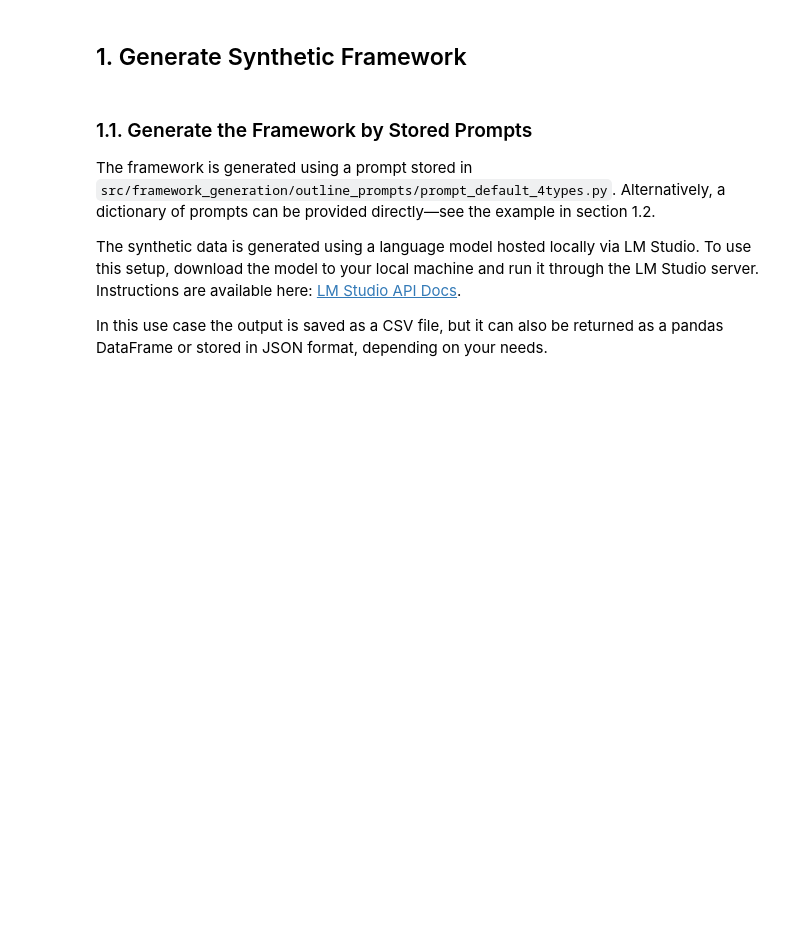
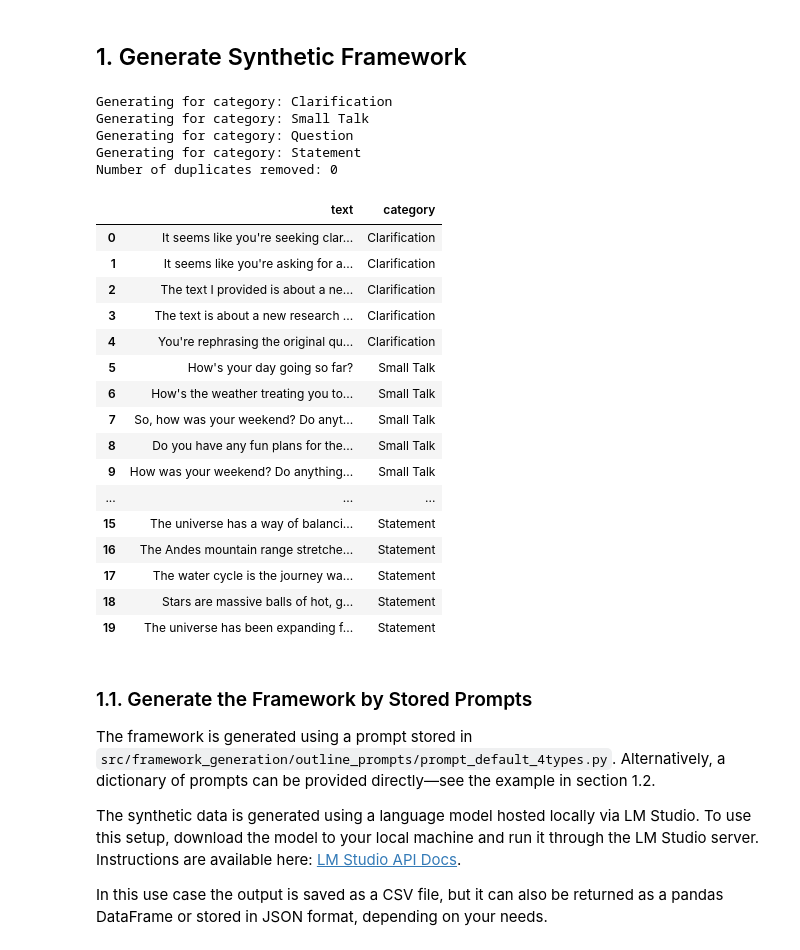
Before and after one commit to laurawpaaby/EduChatEval, a Jupyter notebook: testing_mypython_package.ipynb, the cells around one changed output. Cells and saved outputs as stored; diff of their text form; code cells hidden in the pictures; blank space fills up the shorter version.

Commit message:
frame + data move

```diff
--- a/testing_mypython_package.ipynb
+++ b/testing_mypython_package.ipynb
@@ -24,6 +24,41 @@ os.getcwd()
 ## 1. Generate Synthetic Framework
 # %%
 from educhateval.core import FrameworkGenerator
+# %%
+generator = FrameworkGenerator(model_name="llama-3.2-3b-instruct", api_url="http://localhost:1234/v1/completions")
+# %%
+# Generate a framework with 4 types of prompts
+df_yaml = generator.generate_framework(
+    prompt_path="data/templates/prompt_intent_4types.yaml",
+    num_samples=5#,
+    #csv_out="data/generated_tuning_data/synth_default_fourtypes.csv"
+)
+# %% [output]
+Generating for category: Clarification
+Generating for category: Small Talk
+Generating for category: Question
+Generating for category: Statement
+Number of duplicates removed: 0
+# %%
+df_yaml
+# %% [output]
+|  | text | category |
+| 0 | It seems like you're seeking clar... | Clarification |
+| 1 | It seems like you're asking for a... | Clarification |
+| 2 | The text I provided is about a ne... | Clarification |
+| 3 | The text is about a new research ... | Clarification |
+| 4 | You're rephrasing the original qu... | Clarification |
+| 5 | How's your day going so far? | Small Talk |
+| 6 | How's the weather treating you to... | Small Talk |
+| 7 | So, how was your weekend? Do anyt... | Small Talk |
+| 8 | Do you have any fun plans for the... | Small Talk |
+| 9 | How was your weekend? Do anything... | Small Talk |
+| ... | ... | ... |
+| 15 | The universe has a way of balanci... | Statement |
+| 16 | The Andes mountain range stretche... | Statement |
+| 17 | The water cycle is the journey wa... | Statement |
+| 18 | Stars are massive balls of hot, g... | Statement |
+| 19 | The universe has been expanding f... | Statement |
 # %% [markdown]
 ### 1.1. Generate the Framework by Stored Prompts
 
```
Also changed, not shown: 19 other files.
